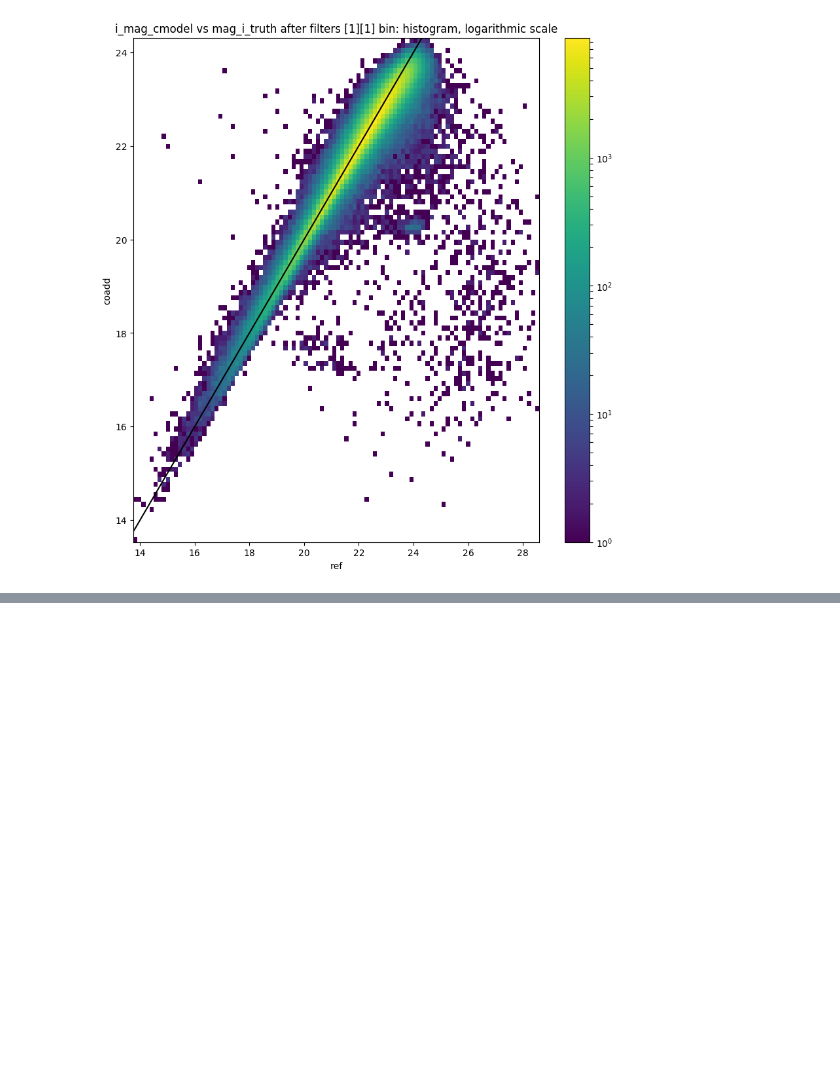
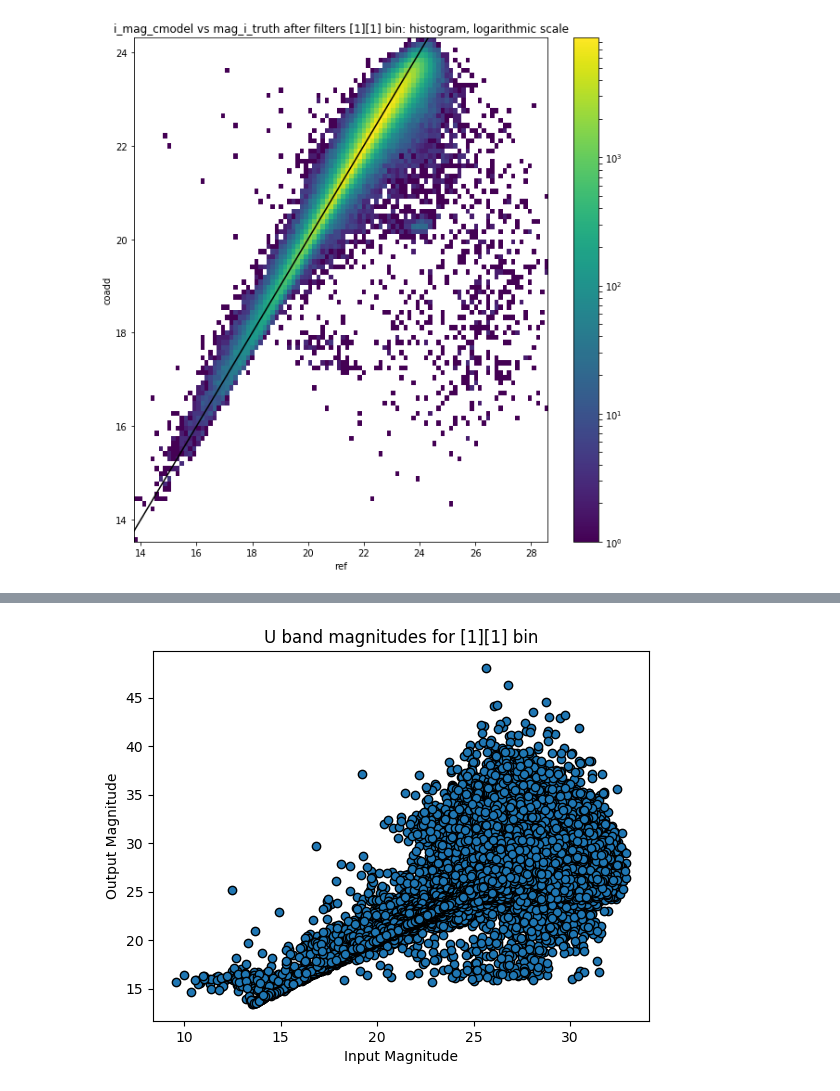
Before and after one commit to LSSTDESC/DC2-production, a Jupyter notebook: Notebooks/FoFPlotResults.ipynb, the cells around one changed output, grey strips where cells are left out. Cells and saved outputs as stored; diff of their text form; code cells hidden in the pictures; blank space fills up the shorter version.

```diff
--- a/Notebooks/FoFPlotResults.ipynb
+++ b/Notebooks/FoFPlotResults.ipynb
@@ -483,0 +455,15 @@ plt.savefig('functionFit2.png', dpi = 300)
+# %%
+mag_u_input = coordinatesRefCat['mag_true_u']
+mag_u_output = coordinatesCoaddCat['mag_u']
+
+mag_u_input11 = mag_u_input[ref_idx11]
+mag_u_output11 = mag_u_output[coadd_idx11]
+
+plt.scatter(mag_u_input11, mag_u_output11, edgecolors='black')
+plt.style.use('default')
+plt.xlabel('Input Magnitude')
+plt.ylabel('Output Magnitude')
+plt.title('U band magnitudes for [1][1] bin')
+plt.savefig('uband')
+# %% [output]
+[figure, added]
```
Also changed, not shown: parts of 27 cells of this notebook.
